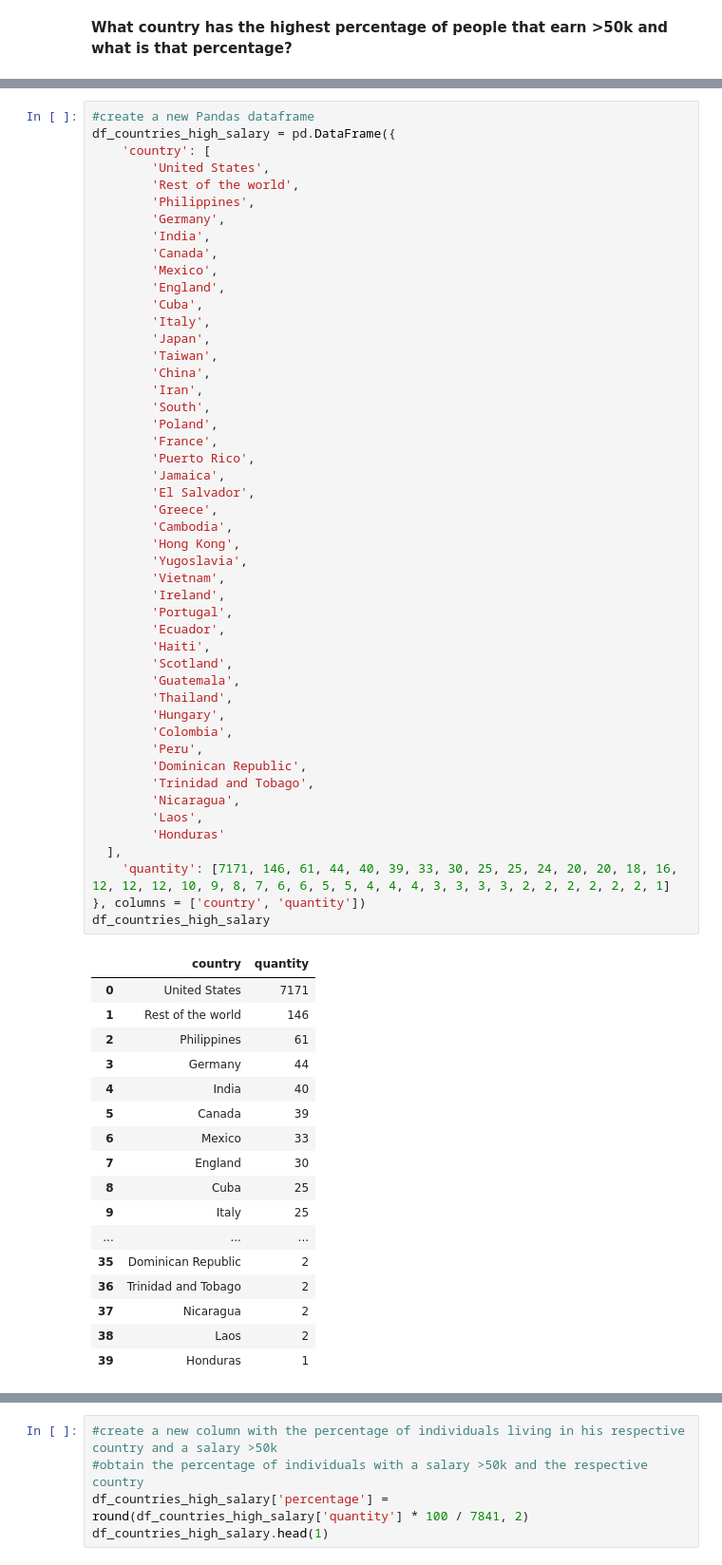
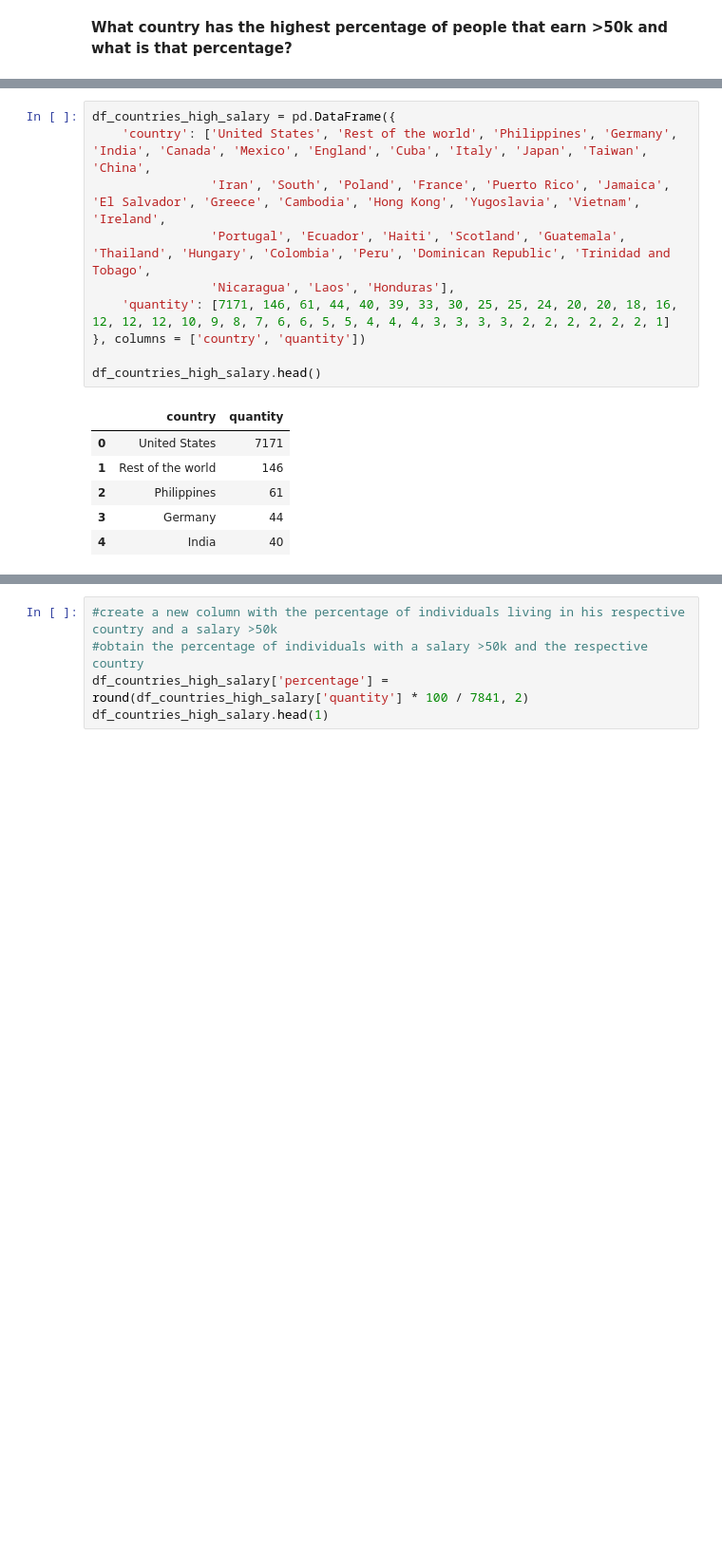
Before and after one commit to mfernandezzz/Data-Analysis-Projects, a Jupyter notebook: demographic_data_analyzer.ipynb, the cells around one changed output, grey strips where cells are left out. Shown at 95% size. Saved outputs shown, nothing was run; the diff lists cells and outputs as text; blank space fills up the shorter version.

```diff
--- a/demographic_data_analyzer.ipynb
+++ b/demographic_data_analyzer.ipynb
@@ -413,66 +478,17 @@ dtype: int64
 # %%
-#create a new Pandas dataframe
 df_countries_high_salary = pd.DataFrame({
-    'country': [
-        'United States',
-        'Rest of the world',
-        'Philippines',
-        'Germany',
-        'India',
-        'Canada',
-        'Mexico',
-        'England',
-        'Cuba',
-        'Italy',
-        'Japan',
-        'Taiwan',
-        'China',
-        'Iran',
-        'South',
-        'Poland',
-        'France',
-        'Puerto Rico',
-        'Jamaica',
-        'El Salvador',
-        'Greece',
-        'Cambodia',
-        'Hong Kong',
-        'Yugoslavia',
-        'Vietnam',
-        'Ireland',
-        'Portugal',
-        'Ecuador',
-        'Haiti',
-        'Scotland',
-        'Guatemala',
-        'Thailand',
-        'Hungary',
-        'Colombia',
-        'Peru',
-        'Dominican Republic',
-        'Trinidad and Tobago',
-        'Nicaragua',
-        'Laos',
-        'Honduras'
-  ],
+    'country': ['United States', 'Rest of the world', 'Philippines', 'Germany', 'India', 'Canada', 'Mexico', 'England', 'Cuba', 'Italy', 'Japan', 'Taiwan', 'China',
+                'Iran', 'South', 'Poland', 'France', 'Puerto Rico', 'Jamaica', 'El Salvador', 'Greece', 'Cambodia', 'Hong Kong', 'Yugoslavia', 'Vietnam', 'Ireland',
+                'Portugal', 'Ecuador', 'Haiti', 'Scotland', 'Guatemala', 'Thailand', 'Hungary', 'Colombia', 'Peru', 'Dominican Republic', 'Trinidad and Tobago',
+                'Nicaragua', 'Laos', 'Honduras'],
     'quantity': [7171, 146, 61, 44, 40, 39, 33, 30, 25, 25, 24, 20, 20, 18, 16, 12, 12, 12, 10, 9, 8, 7, 6, 6, 5, 5, 4, 4, 4, 3, 3, 3, 3, 2, 2, 2, 2, 2, 2, 1]
 }, columns = ['country', 'quantity'])
-df_countries_high_salary
+
+df_countries_high_salary.head()
 # %% [output]
 |  | country | quantity |
 | 0 | United States | 7171 |
 | 1 | Rest of the world | 146 |
 | 2 | Philippines | 61 |
 | 3 | Germany | 44 |
 | 4 | India | 40 |
-| 5 | Canada | 39 |
-| 6 | Mexico | 33 |
-| 7 | England | 30 |
-| 8 | Cuba | 25 |
-| 9 | Italy | 25 |
-| ... | ... | ... |
-| 35 | Dominican Republic | 2 |
-| 36 | Trinidad and Tobago | 2 |
-| 37 | Nicaragua | 2 |
-| 38 | Laos | 2 |
-| 39 | Honduras | 1 |
```
Also changed, not shown: parts of 75 cells of this notebook.
